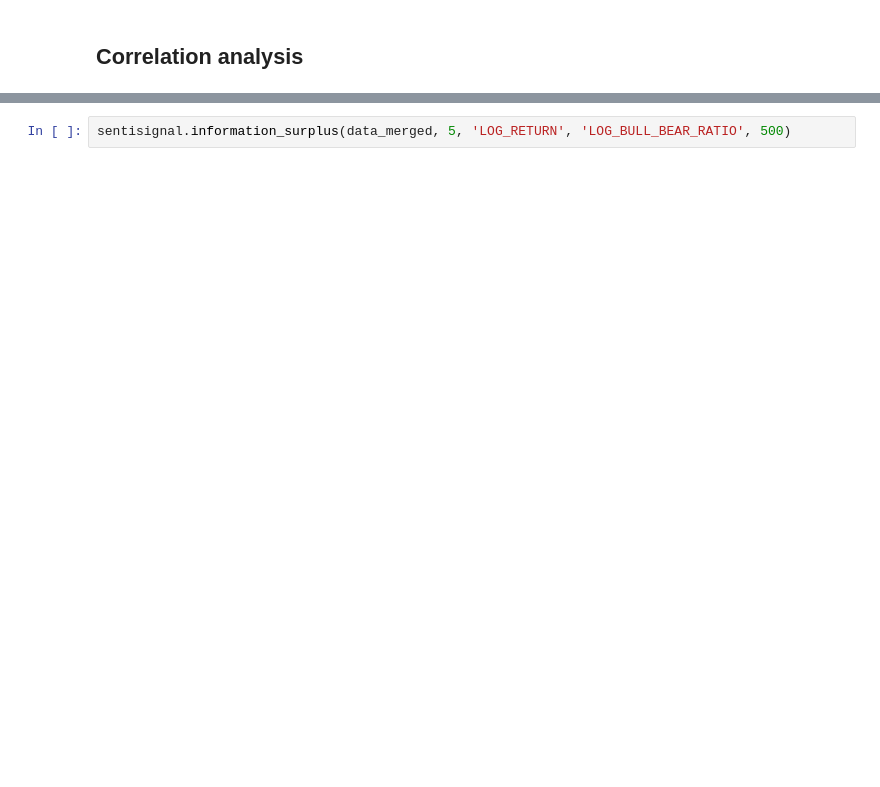
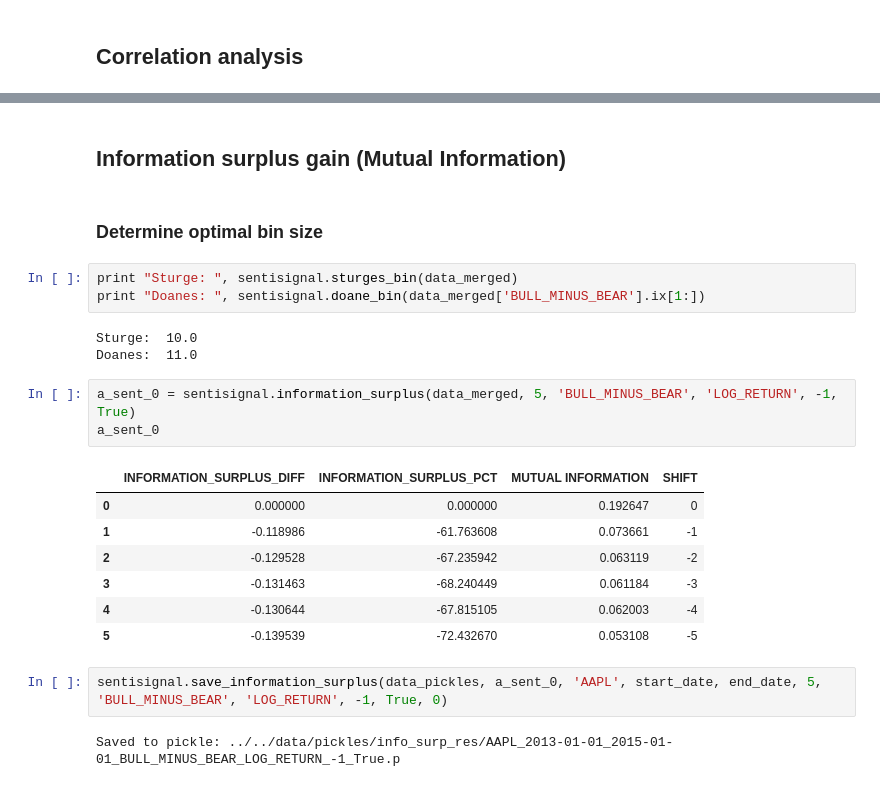
Before and after one commit to densekernel/sentisignal, a Jupyter notebook: runnables/AAPL.ipynb, the cells around one changed output, grey strips where cells are left out. Saved outputs shown, nothing was run; the diff lists cells and outputs as text; blank space fills up the shorter version.

```diff
--- a/runnables/AAPL.ipynb
+++ b/runnables/AAPL.ipynb
@@ -85,2 +144,25 @@ sentisignal.correlation_analysis(data_merged)
+# %% [markdown]
+## Information surplus gain (Mutual Information)
+# %% [markdown]
+### Determine optimal bin size
+# %%
+print "Sturge: ", sentisignal.sturges_bin(data_merged)
+print "Doanes: ", sentisignal.doane_bin(data_merged['BULL_MINUS_BEAR'].ix[1:])
+# %% [output]
+Sturge:  10.0
+Doanes:  11.0
 # %%
-sentisignal.information_surplus(data_merged, 5, 'LOG_RETURN', 'LOG_BULL_BEAR_RATIO', 500)
+a_sent_0 = sentisignal.information_surplus(data_merged, 5, 'BULL_MINUS_BEAR', 'LOG_RETURN', -1, True)
+a_sent_0
+# %% [output]
+|  | INFORMATION_SURPLUS_DIFF | INFORMATION_SURPLUS_PCT | MUTUAL INFORMATION | SHIFT |
+| 0 | 0.000000 | 0.000000 | 0.192647 | 0 |
+| 1 | -0.118986 | -61.763608 | 0.073661 | -1 |
+| 2 | -0.129528 | -67.235942 | 0.063119 | -2 |
+| 3 | -0.131463 | -68.240449 | 0.061184 | -3 |
+| 4 | -0.130644 | -67.815105 | 0.062003 | -4 |
+| 5 | -0.139539 | -72.432670 | 0.053108 | -5 |
+# %%
+sentisignal.save_information_surplus(data_pickles, a_sent_0, 'AAPL', start_date, end_date, 5, 'BULL_MINUS_BEAR', 'LOG_RETURN', -1, True, 0)
+# %% [output]
+Saved to pickle: ../../data/pickles/info_surp_res/AAPL_2013-01-01_2015-01-01_BULL_MINUS_BEAR_LOG_RETURN_-1_True.p
```
Also changed, not shown: parts of 21 cells of this notebook, 5 other files.
